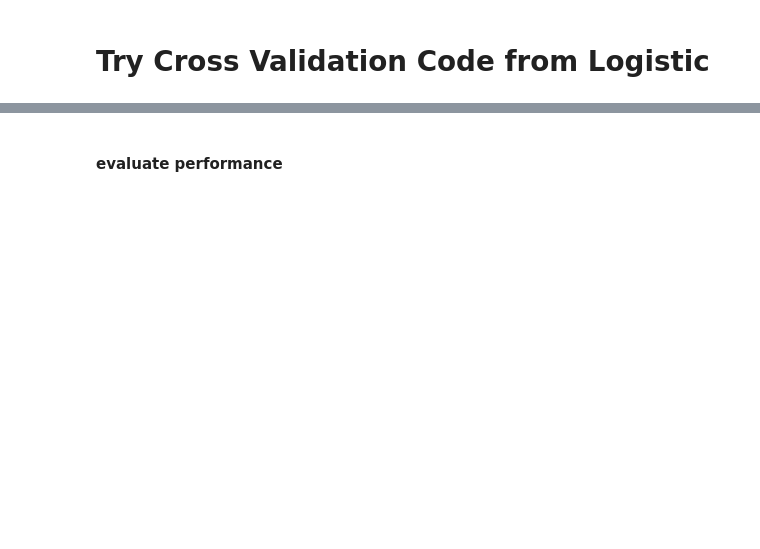
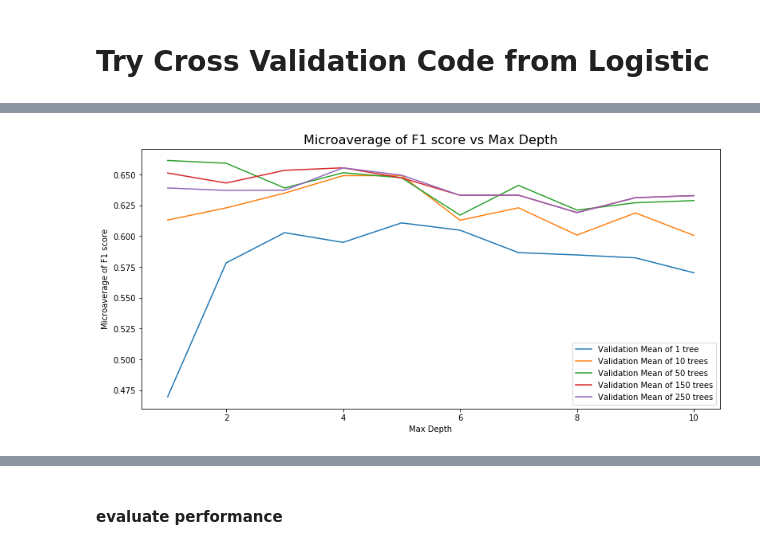
Before and after one commit to salliewalecka/Hawaii_RegimesPredictors, a Jupyter notebook: notebooks/Gradient_Boosted_Trees.ipynb, the cells around one changed output, grey strips where cells are left out. Saved outputs shown, nothing was run; the diff lists cells and outputs as text; code cells hidden in the pictures; blank space fills up the shorter version.

```diff
--- a/notebooks/Gradient_Boosted_Trees.ipynb
+++ b/notebooks/Gradient_Boosted_Trees.ipynb
@@ -99,5 +82,35 @@ Best max_depth: 3
 # from scikit-learn, "Demonstration of multi-metric evaluation on cross_val_score and GridSearchCV"
 # https://scikit-learn.org/stable/auto_examples/model_selection/plot_multi_metric_evaluation.html
 results = clf.cv_results_
+# %%
+plt.figure(figsize=(13, 6))
+plt.title("Microaverage of F1 score vs Max Depth",
+          fontsize=16)
+
+plt.xlabel("Max Depth")
+plt.ylabel("Microaverage of F1 score")
+
+ax = plt.gca()
+
+# Get the regular numpy array from the MaskedArray
+X_axis = np.array(results['param_max_depth'].data, dtype=float)
+X_axis_unique = np.unique(X_axis)
+
+sample_score_mean = results['mean_test_score']
+# sample_score_std = results['std_test_score']
+
+train_score_mean = results['mean_train_score']
+
+plt.plot(X_axis_unique, sample_score_mean[range(0,80,8)], label='Validation Mean of 1 tree')
+plt.plot(X_axis_unique, sample_score_mean[range(1,81,8)], label='Validation Mean of 10 trees')
+plt.plot(X_axis_unique, sample_score_mean[range(2,82,8)], label='Validation Mean of 50 trees')
+plt.plot(X_axis_unique, sample_score_mean[range(4,84,8)], label='Validation Mean of 150 trees')
+plt.plot(X_axis_unique, sample_score_mean[range(6,86,8)], label='Validation Mean of 250 trees')
+
+plt.legend()
+
+plt.grid(False)
+# %% [output]
+[figure, added]
 # %%
 plt.figure(figsize=(13, 6))
```
Also changed, not shown: parts of 45 cells of this notebook.
